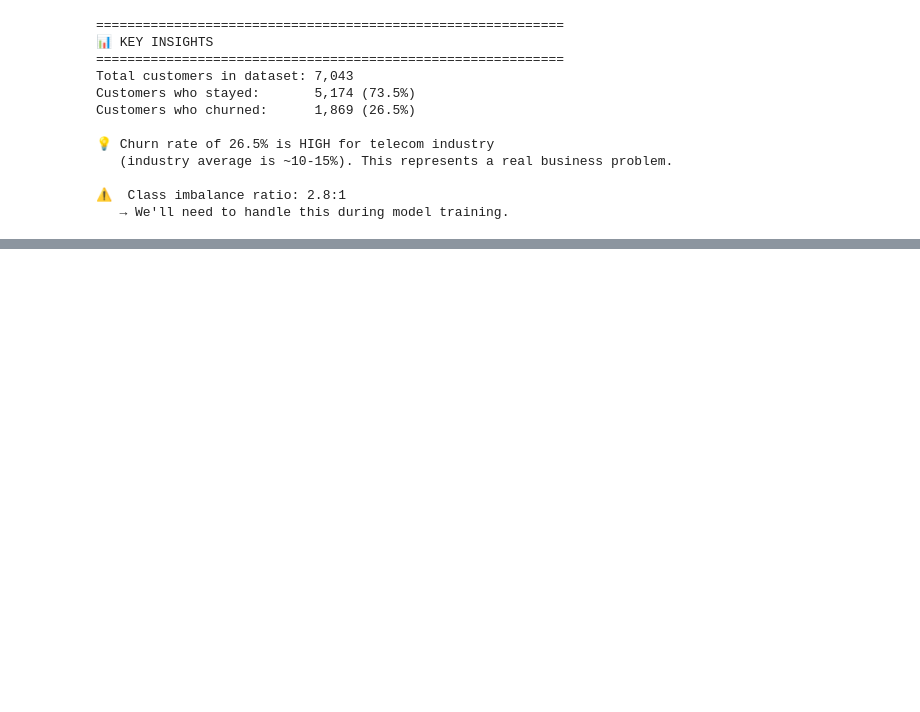
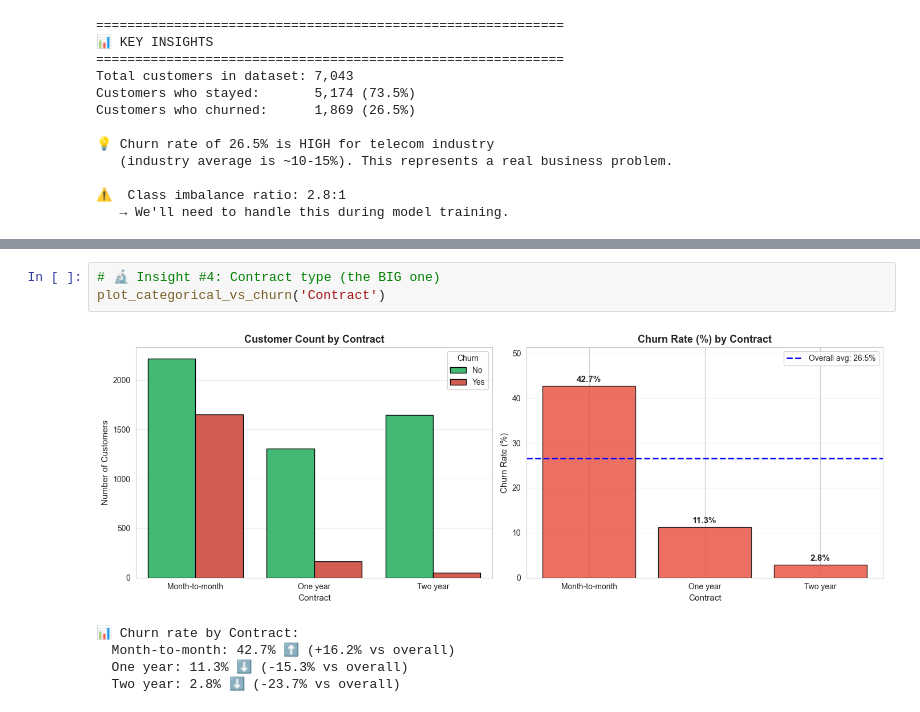
Before and after one commit to aleechihaoui/churn-prediction, a Jupyter notebook: notebooks/01_EDA.ipynb, the cells around one changed output, grey strips where cells are left out. Cells and saved outputs as stored; diff of their text form; blank space fills up the shorter version.

```diff
--- a/notebooks/01_EDA.ipynb
+++ b/notebooks/01_EDA.ipynb
@@ -371,0 +485,9 @@ Customers who churned:      1,869 (26.5%)
+# %%
+# 🔬 Insight #4: Contract type (the BIG one)
+plot_categorical_vs_churn('Contract')
+# %% [output]
+[figure, added]
+📊 Churn rate by Contract:
+  Month-to-month: 42.7% ⬆️ (+16.2% vs overall)
+  One year: 11.3% ⬇️ (-15.3% vs overall)
+  Two year: 2.8% ⬇️ (-23.7% vs overall)
```
Also changed, not shown: parts of 14 cells of this notebook, 3 other files.
